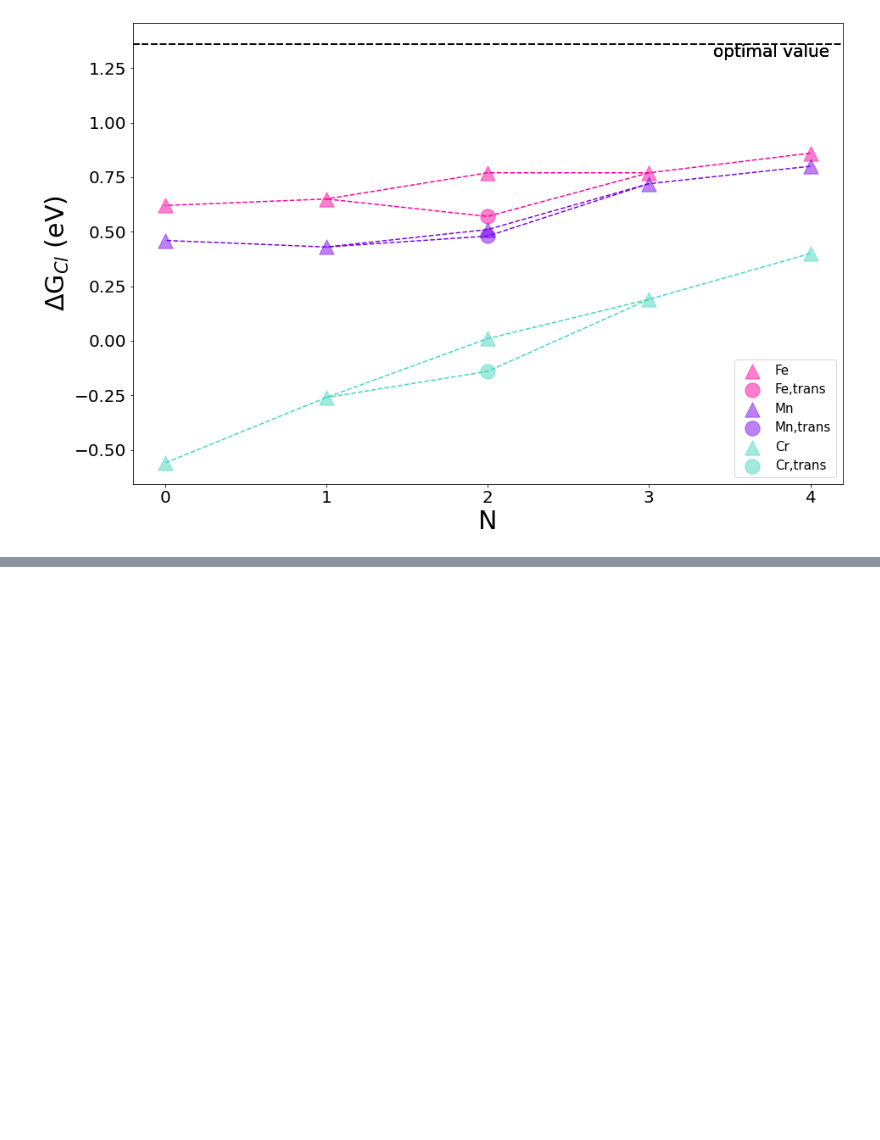
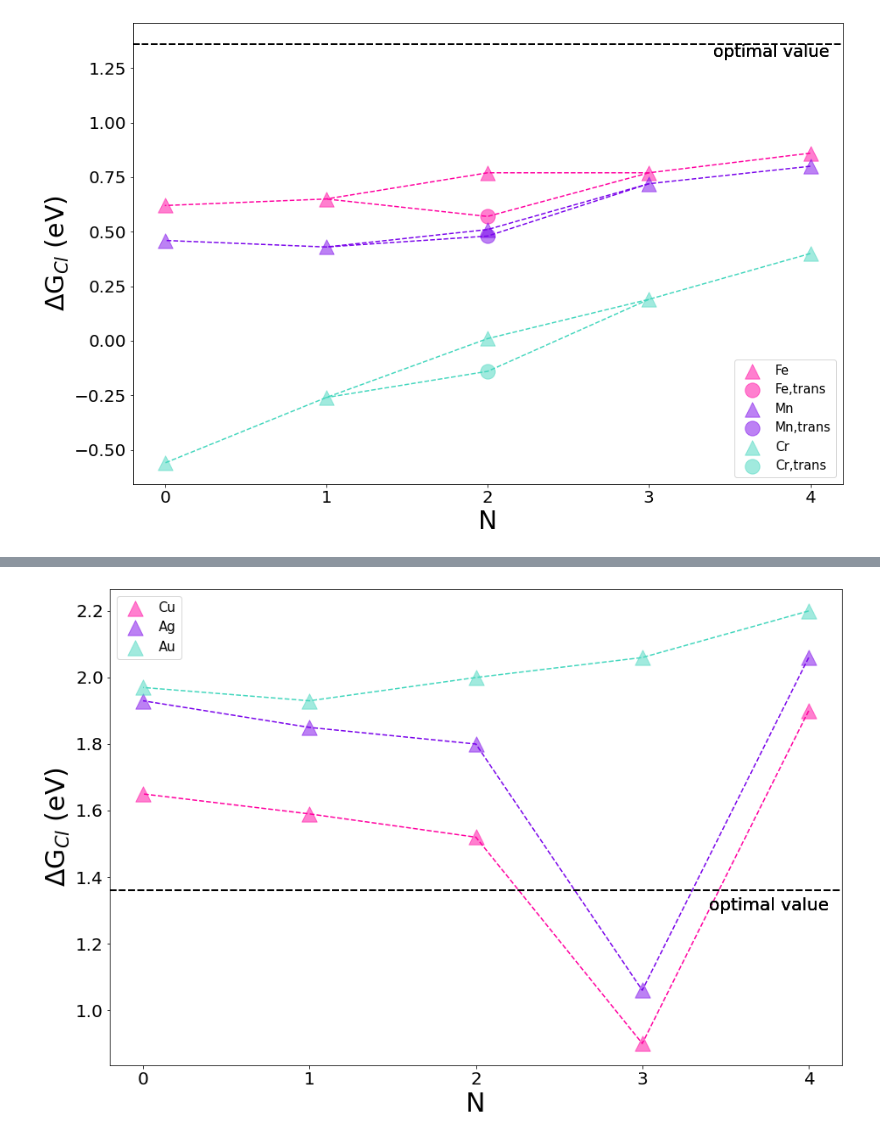
Before and after one commit to hjyang2798/CER_repository_CCEL, a Jupyter notebook: Climbvolcano.ipynb, the cells around one changed output, grey strips where cells are left out. Saved outputs shown, nothing was run; the diff lists cells and outputs as text; code cells hidden in the pictures; blank space fills up the shorter version.

```diff
--- a/Climbvolcano.ipynb
+++ b/Climbvolcano.ipynb
@@ -315,0 +371,6 @@ NGplot('Cr',6)
+# %%
+NGplot2('Cu',1)
+NGplot2('Ag',3)
+NGplot2('Au',6)
+# %% [output]
+[figure, added]
```
Also changed, not shown: parts of 7 cells of this notebook.
